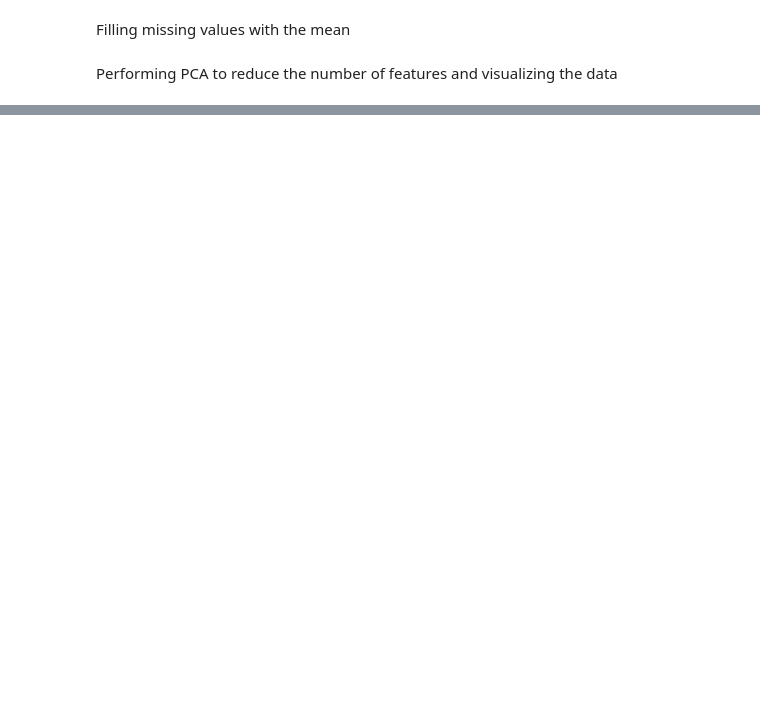
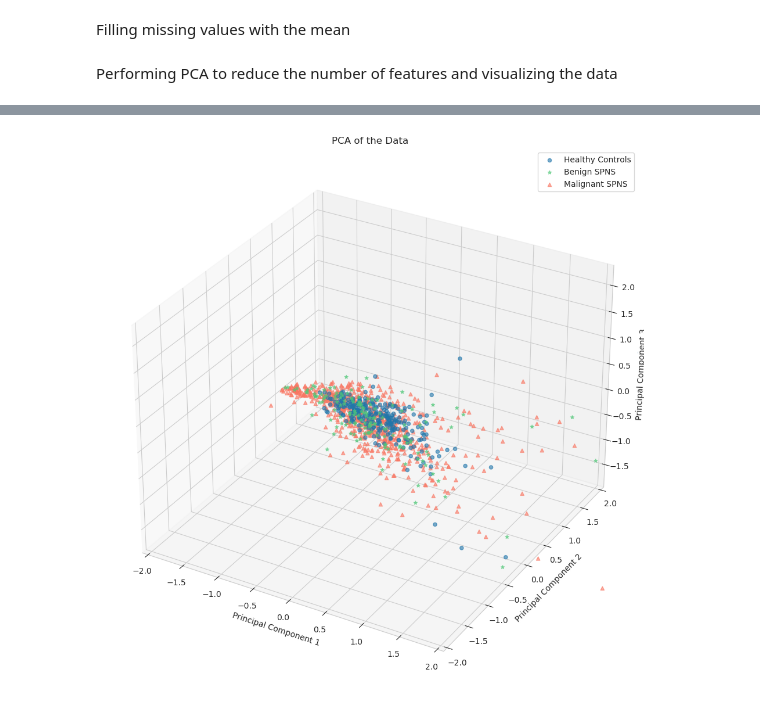
Before and after one commit to MarcoNapoleone/thesis, a Jupyter notebook: notebooks/pca/ST001937_PCA.ipynb, the cells around one changed output, grey strips where cells are left out. Saved outputs shown, nothing was run; the diff lists cells and outputs as text; code cells hidden in the pictures; blank space fills up the shorter version.

```diff
--- a/notebooks/pca/ST001937_PCA.ipynb
+++ b/notebooks/pca/ST001937_PCA.ipynb
@@ -56,0 +78,22 @@ plt.show()
+# %%
+fig = plt.figure(figsize=(12, 12))
+ax = fig.add_subplot(111, projection='3d')
+
+labels = ['Healthy Controls', 'Benign SPNS', 'Malignant SPNS']
+for i, label in enumerate(labels):
+    ax.scatter(pca_df.loc[pca_df['Phenotypes'] == i, 'PC1'],
+               pca_df.loc[pca_df['Phenotypes'] == i, 'PC2'],
+               pca_df.loc[pca_df['Phenotypes'] == i, 'PC3'],
+               label=label, alpha=0.6, s=20, marker={0: 'o', 1: '*', 2: '^'}[i],
+               color=[palette[0], palette[3], palette[1]][i])
+
+ax.set_xlabel('Principal Component 1')
+ax.set_ylabel('Principal Component 2')
+ax.set_zlabel('Principal Component 3')
+plt.xlim(-2, 2)
+plt.ylim(-2, 2)
+plt.title('PCA of the Data')
+plt.legend()
+plt.savefig(fname=output_directory + '3d_plot.png', dpi=192)
+# %% [output]
+[figure, added]
```
Also changed, not shown: parts of 13 cells of this notebook, 45 other files.
